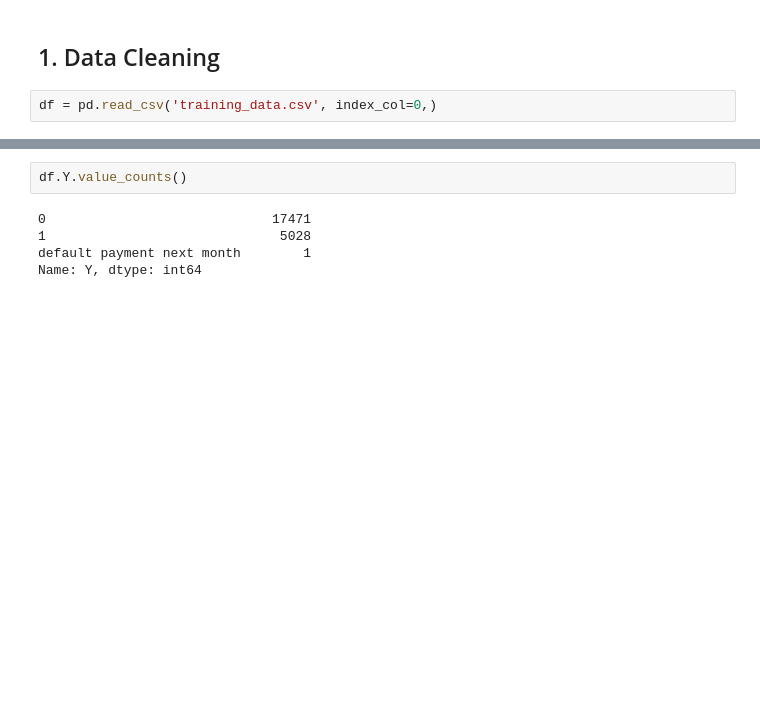
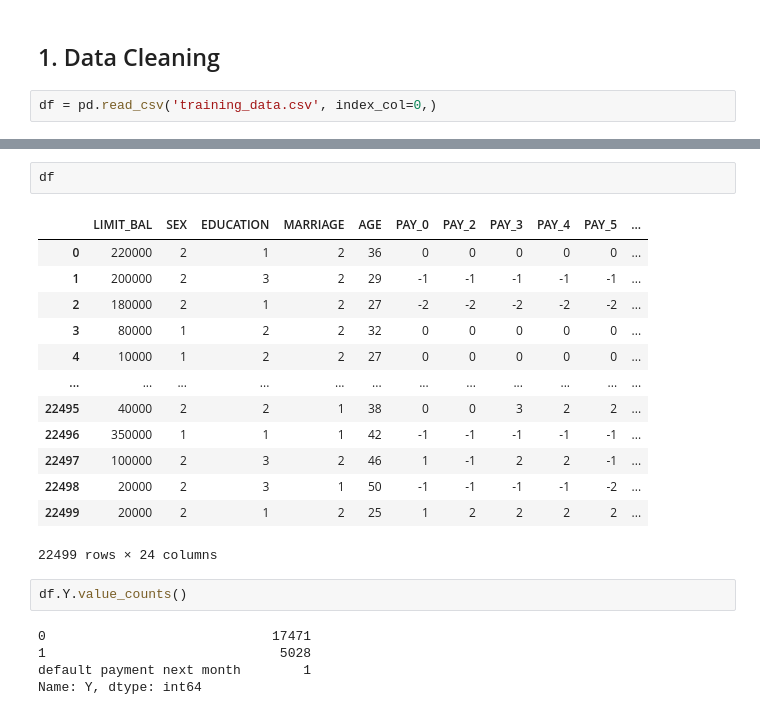
Before and after one commit to drdips/nyc-mhtn-ds-051120-lectures, a Jupyter notebook: Mod_3/bake_off/classification-bakeoff-template-Copy1.ipynb, the cells around one changed output, grey strips where cells are left out. Saved outputs shown, nothing was run; the diff lists cells and outputs as text; blank space fills up the shorter version.

```diff
--- a/Mod_3/bake_off/classification-bakeoff-template-Copy1.ipynb
+++ b/Mod_3/bake_off/classification-bakeoff-template-Copy1.ipynb
@@ -132,3 +114,19 @@ df[df['X1']=='LIMIT_BAL']
+# %%
+df
+# %% [output]
+|  | LIMIT_BAL | SEX | EDUCATION | MARRIAGE | AGE | PAY_0 | PAY_2 | PAY_3 | PAY_4 | PAY_5 | ... |
+| 0 | 220000 | 2 | 1 | 2 | 36 | 0 | 0 | 0 | 0 | 0 | ... |
+| 1 | 200000 | 2 | 3 | 2 | 29 | -1 | -1 | -1 | -1 | -1 | ... |
+| 2 | 180000 | 2 | 1 | 2 | 27 | -2 | -2 | -2 | -2 | -2 | ... |
+| 3 | 80000 | 1 | 2 | 2 | 32 | 0 | 0 | 0 | 0 | 0 | ... |
+| 4 | 10000 | 1 | 2 | 2 | 27 | 0 | 0 | 0 | 0 | 0 | ... |
+| ... | ... | ... | ... | ... | ... | ... | ... | ... | ... | ... | ... |
+| 22495 | 40000 | 2 | 2 | 1 | 38 | 0 | 0 | 3 | 2 | 2 | ... |
+| 22496 | 350000 | 1 | 1 | 1 | 42 | -1 | -1 | -1 | -1 | -1 | ... |
+| 22497 | 100000 | 2 | 3 | 2 | 46 | 1 | -1 | 2 | 2 | -1 | ... |
+| 22498 | 20000 | 2 | 3 | 1 | 50 | -1 | -1 | -1 | -1 | -2 | ... |
+| 22499 | 20000 | 2 | 1 | 2 | 25 | 1 | 2 | 2 | 2 | 2 | ... |
+22499 rows × 24 columns
 # %%
 df.Y.value_counts()
 # %% [output]
```
Also changed, not shown: parts of 9 cells of this notebook.
